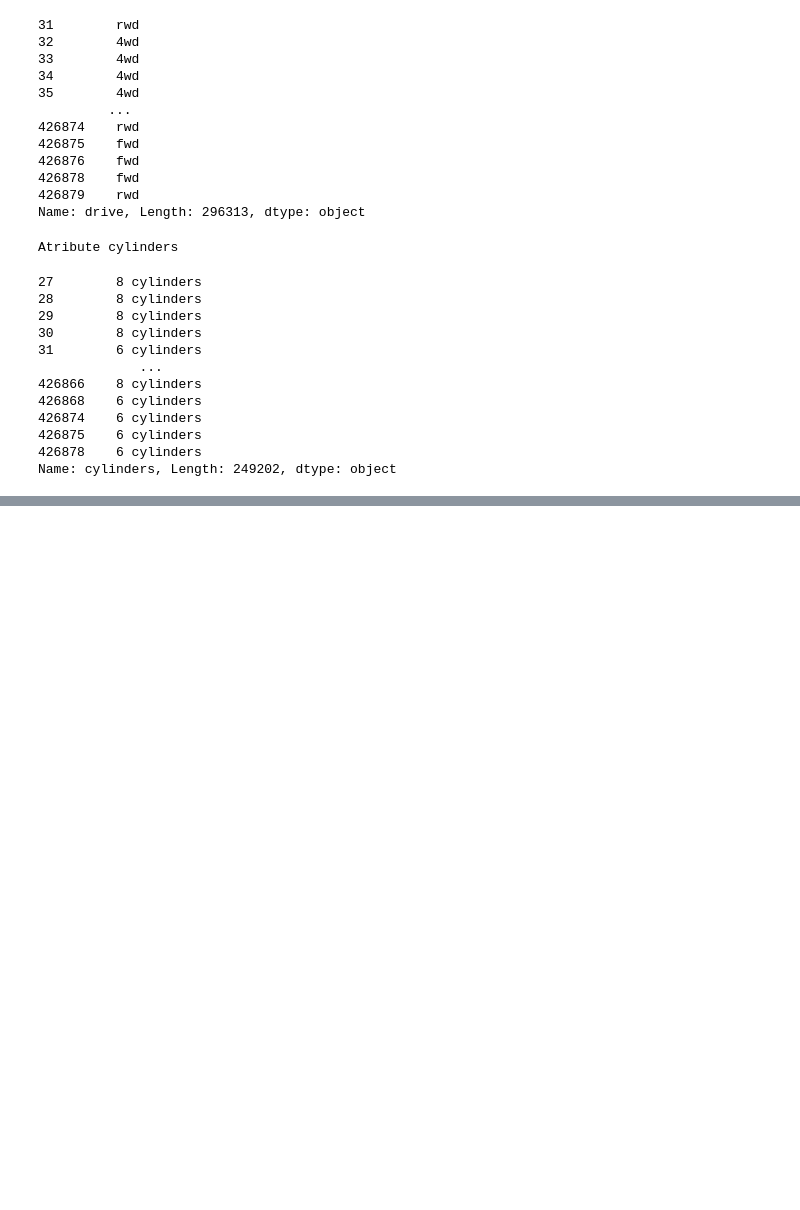
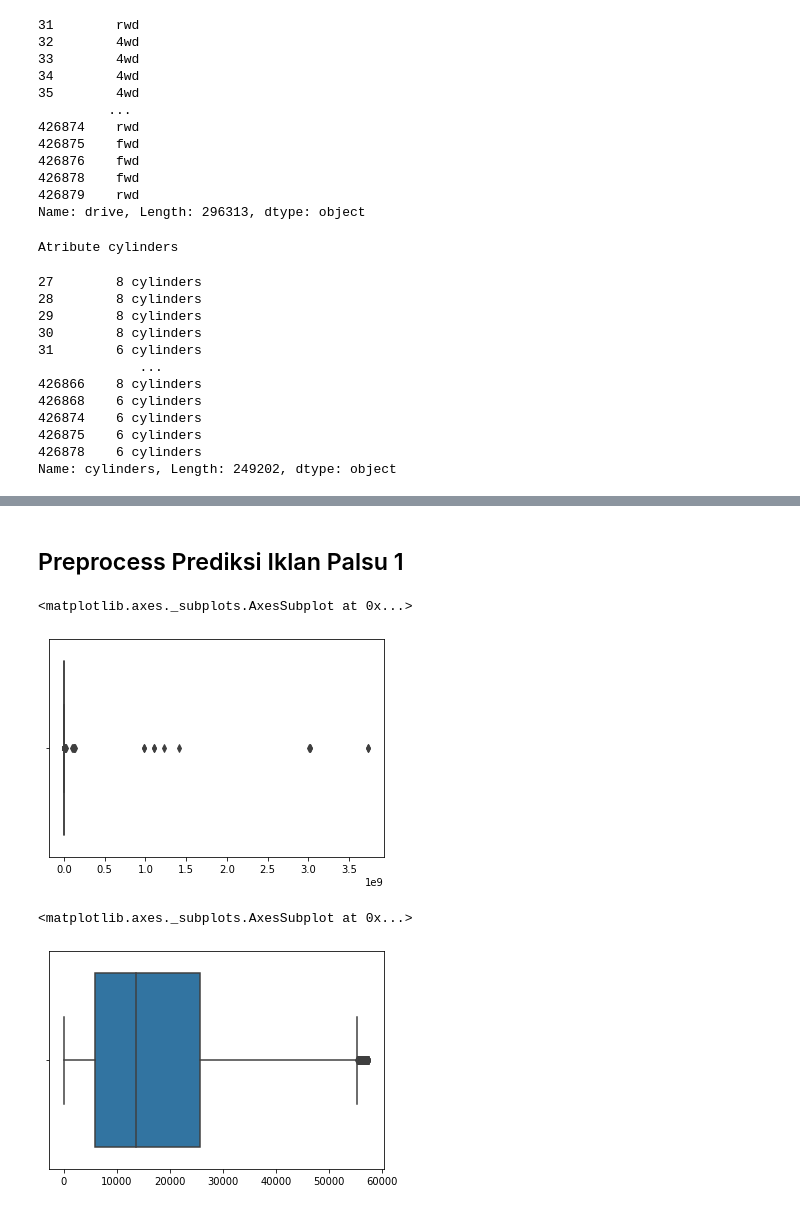
Before and after one commit to aulia-adil/craiglist-sales, a Jupyter notebook: Proyek_Akhir_KASDD.ipynb, the cells around one changed output, grey strips where cells are left out. Drawn from its saved outputs; the diff is of its cells as text; code cells hidden in the pictures; blank space fills up the shorter version.

```diff
--- a/Proyek_Akhir_KASDD.ipynb
+++ b/Proyek_Akhir_KASDD.ipynb
@@ -105,6 +105,27 @@ Pertanyaan EDA Raw:
 1. Apakah ada outlier?
 # %%
 #@title Fungsi
+def clean_outlier(df):
+  Q1 = df.quantile(0.25)
+  Q3 = df.quantile(0.75)
+  IQR = Q3 - Q1
+  result = df[~((df < (Q1 - 1.5 * IQR)) |(df > (Q3 + 1.5 * IQR))).any(axis=1)]
+  return result
+
+def numeric_cleaning_fillna_mean(df):
+  df_res = df.select_dtypes(include=[np.number])
+  columns = df_res.columns
+  for column in columns:
+    mean = df_res[column].mean()
+    df[column].fillna(value=mean, inplace=True)
+
+def categoric_cleaning_fillna_mode(df):
+  df_res = df.select_dtypes(exclude=[np.number])
+  columns = df_res.columns
+  for column in columns:
+    mode = df_res[column].describe()["top"]
+    df[column].fillna(value=mode, inplace=True)
+
 def see_dataset_dimension(data):
   print("Dimension")
   print("Row:", data.shape[0])
@@ -365,0 +510,13 @@ State yang paling sering menggunakan mobil adalah CA
+# %% [markdown]
+## Preprocess Prediksi Iklan Palsu 1
+# %%
+a = data["price"].to_frame()
+display(sns.boxplot(x=a.to_numpy()))
+plt.show()
+b = clean_outlier(a)
+display(sns.boxplot(x=b.to_numpy()))
+# %% [output]
+<matplotlib.axes._subplots.AxesSubplot at 0x...>
+[figure, added]
+<matplotlib.axes._subplots.AxesSubplot at 0x...>
+[figure, added]
```
Also changed, not shown: parts of 22 cells of this notebook.
